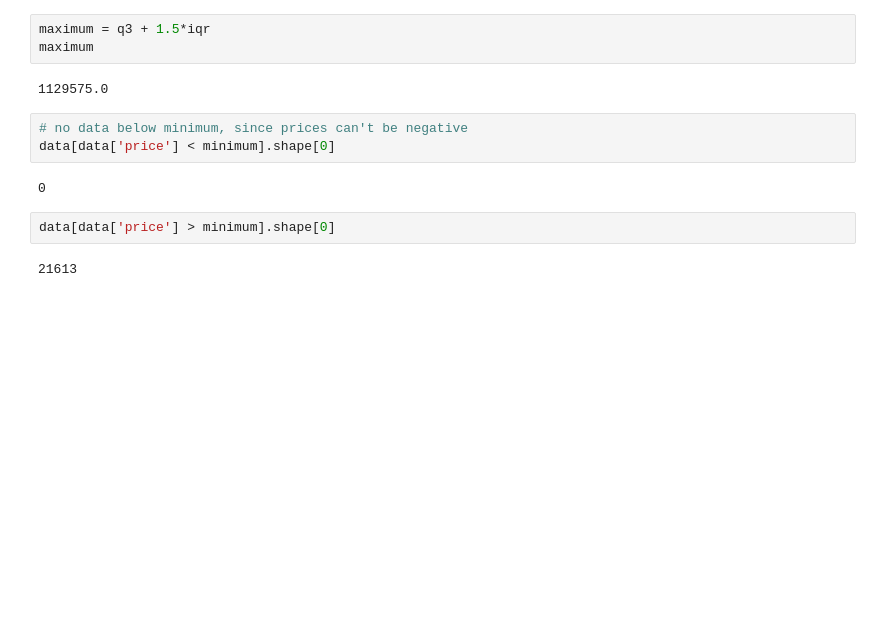
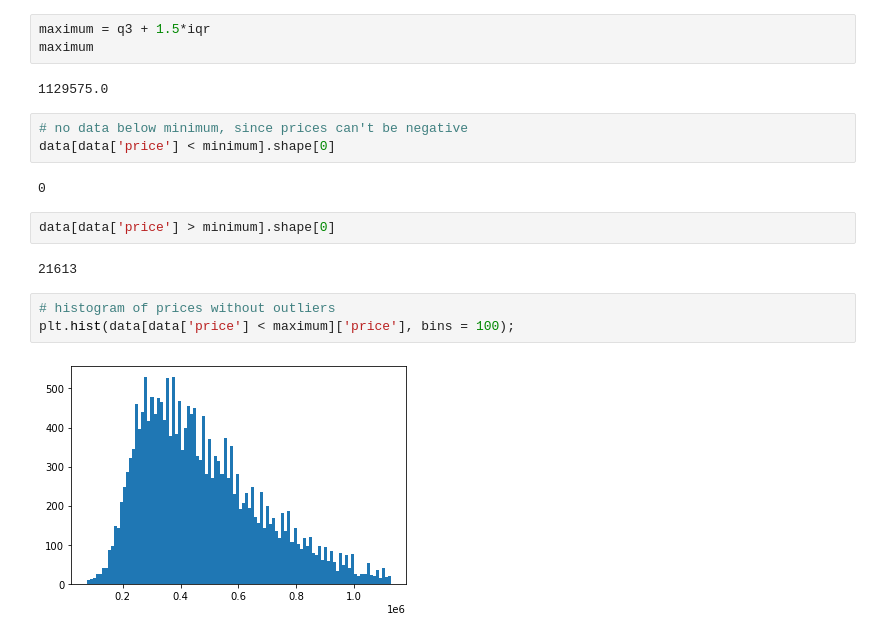
Before and after one commit to Henrique-Sousa/house-rocket, a Jupyter notebook: house-rocket.ipynb, the cells around one changed output. Drawn from its saved outputs; the diff is of its cells as text; blank space fills up the shorter version.

Commit message:
add histogram of prices without outliers

```diff
--- a/house-rocket.ipynb
+++ b/house-rocket.ipynb
@@ -131,3 +135,8 @@ data[data['price'] < minimum].shape[0]
 data[data['price'] > minimum].shape[0]
 # %% [output]
 21613
+# %%
+# histogram of prices without outliers
+plt.hist(data[data['price'] < maximum]['price'], bins = 100);
+# %% [output]
+[figure, added]
```
Also changed, not shown: parts of 2 cells of this notebook.
